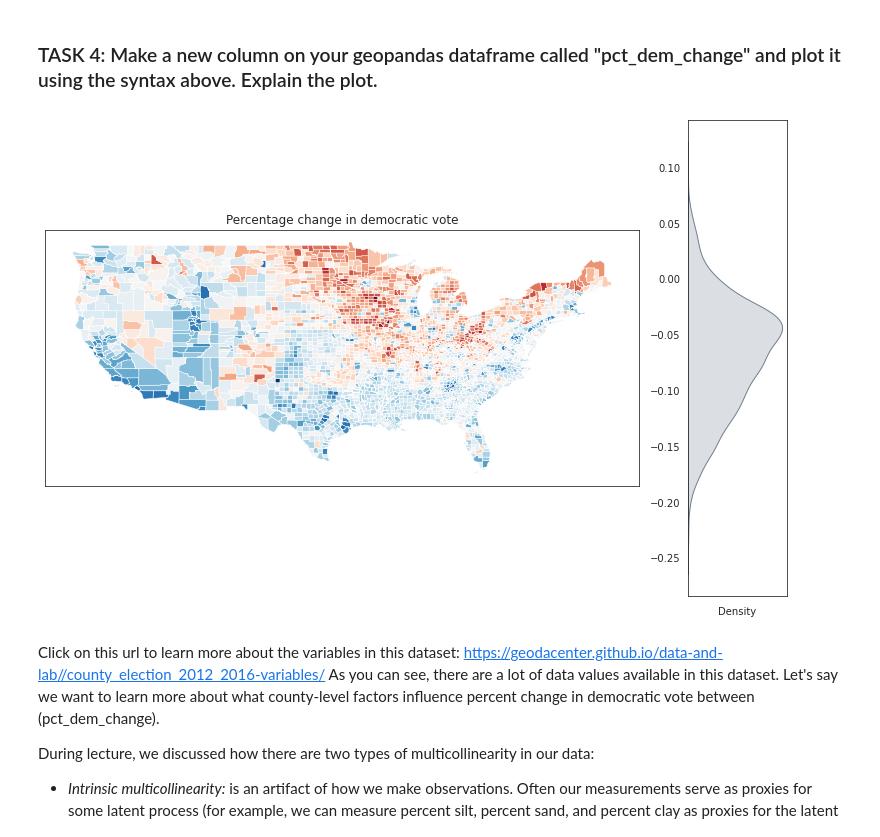
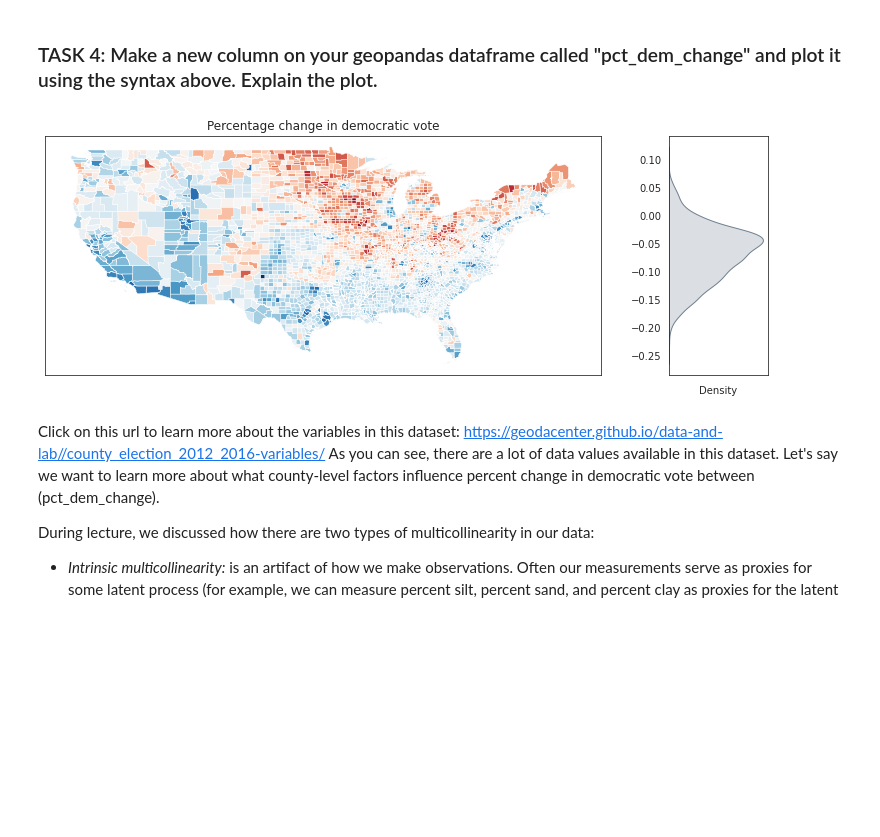
Before and after one commit to BenjaminGuerreroLewin/EnvDatSci22, a Jupyter notebook: CodeSprints/multicollinearity_methods.ipynb, the cells around one changed output. Cells and saved outputs as stored; diff of their text form; code cells hidden in the pictures; blank space fills up the shorter version.

```diff
--- a/CodeSprints/multicollinearity_methods.ipynb
+++ b/CodeSprints/multicollinearity_methods.ipynb
@@ -207,20 +207,20 @@ plt.show()
 votes['pct_dem_change'] = votes['pct_dem_16'] - votes['pct_dem_12']
 # %%
 #Task 4: plot your pct_dem_change variable on a map:
-f,ax = plt.subplots(1,2, figsize=(1.6*6 + 1,2.4*3), gridspec_kw=dict(width_ratios=(6,1)))
+f,ax = plt.subplots(1,2, figsize=(1.6*6 + 1,2*2), gridspec_kw=dict(width_ratios=(6,1)))
 votes.plot(column='pct_dem_change', linewidth=0.5, cmap='RdBu', ax=ax[0])
 
 sns.kdeplot(votes['pct_dem_change'].values, ax=ax[1], vertical=True, shade=True, color='slategrey')
 
 ax[0].set_title('Percentage change in democratic vote')
 ax[0].set_xticklabels('')
 ax[0].set_yticklabels('')
 ax[1].set_xticklabels('')
 
 f.tight_layout()
 plt.show()
 # %% [output]
-[figure, old version]
+[figure, new version]
 # %% [markdown]
 Click on this url to learn more about the variables in this dataset: https://geodacenter.github.io/data-and-lab//county_election_2012_2016-variables/
 As you can see, there are a lot of data values available in this dataset. Let's say we want to learn more about what county-level factors influence percent change in democratic vote between (pct_dem_change).
```
Also changed, not shown: parts of 6 cells of this notebook.
